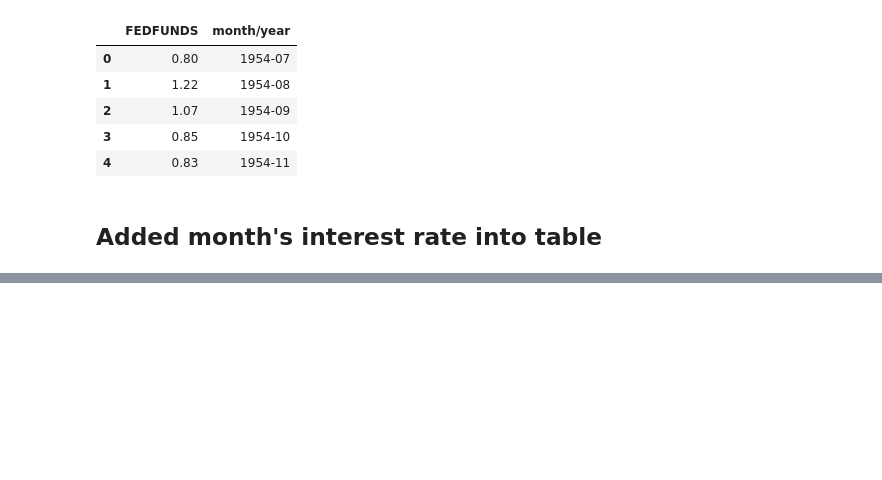
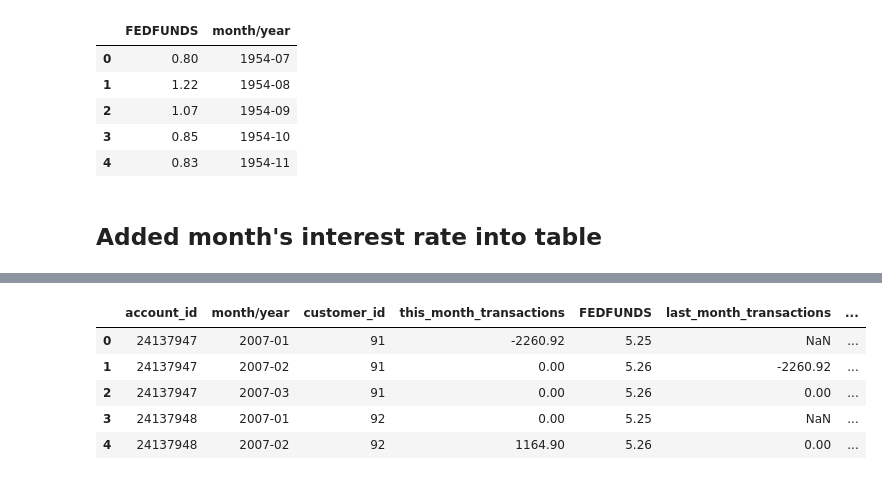
Before and after one commit to driscolt22/bank-churn-ml, a Jupyter notebook: visualization.ipynb, the cells around one changed output, grey strips where cells are left out. Cells and saved outputs as stored; diff of their text form; code cells hidden in the pictures; blank space fills up the shorter version.

```diff
--- a/visualization.ipynb
+++ b/visualization.ipynb
@@ -115,0 +131,15 @@ grp_df.head()
+# %%
+grp_df['last_month_transactions'] = grp_df.groupby(['customer_id'])['this_month_transactions'].shift(1)
+# %%
+grp_df['2_months_ago_transactions'] = grp_df.groupby(['customer_id'])['this_month_transactions'].shift(1)
+# %%
+grp_df = pd.merge(grp_df, customers_df, how='inner', on='customer_id')
+# %%
+grp_df.head()
+# %% [output]
+|  | account_id | month/year | customer_id | this_month_transactions | FEDFUNDS | last_month_transactions | ... |
+| 0 | 24137947 | 2007-01 | 91 | -2260.92 | 5.25 | NaN | ... |
+| 1 | 24137947 | 2007-02 | 91 | 0.00 | 5.26 | -2260.92 | ... |
+| 2 | 24137947 | 2007-03 | 91 | 0.00 | 5.26 | 0.00 | ... |
+| 3 | 24137948 | 2007-01 | 92 | 0.00 | 5.25 | NaN | ... |
+| 4 | 24137948 | 2007-02 | 92 | 1164.90 | 5.26 | 0.00 | ... |
```
Also changed, not shown: parts of 27 cells of this notebook.
